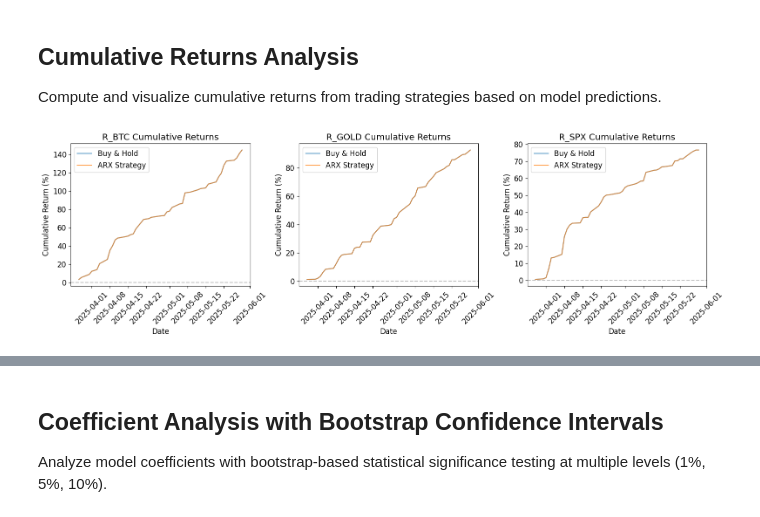
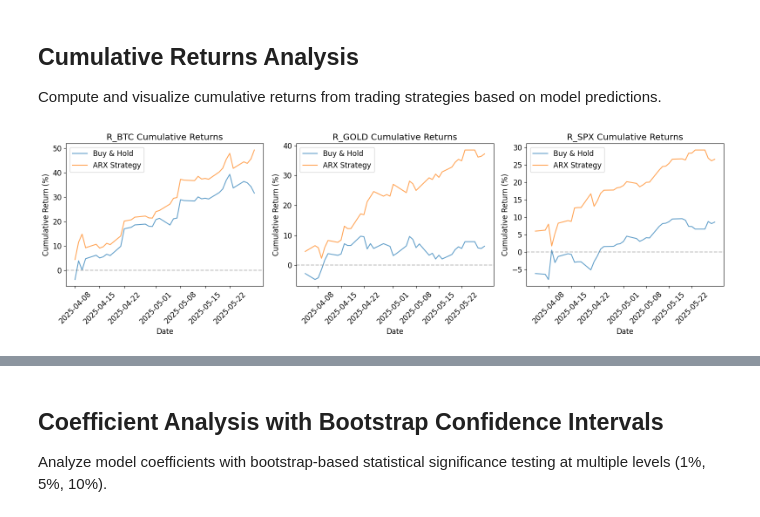
Before and after one commit to isom-ds/youtube-emotion-financial-modelling, a Jupyter notebook: 410_fm_baseline_arx.ipynb, the cells around one changed output, grey strips where cells are left out. Cells and saved outputs as stored; diff of their text form; code cells hidden in the pictures.

```diff
--- a/410_fm_baseline_arx.ipynb
+++ b/410_fm_baseline_arx.ipynb
@@ -404,55 +404,106 @@ OUT-OF-SAMPLE METRICS SUMMARY
 
 Compute and visualize cumulative returns from trading strategies based on model predictions.
 # %%
-# Compute cumulative returns for each asset
+# Compute momentum-based trading strategy with volatility scaling
+from modules.finance.evaluation.trading_metrics import (
+    generate_volatility_scaled_positions,
+    compute_trading_metrics
+)
+
 cumulative_returns = {}
+trading_metrics_all = {}
 
 fig, axes = plt.subplots(1, 3, figsize=(16, 5))
 
 for idx, target in enumerate(TARGET_COLS):
     preds_df = oos_predictions[target]
 
-    # Trading signal: long if predicted return > 0, else short
-    signals = np.sign(preds_df['y_pred'].values)
-    actual_returns = preds_df['y_true'].values
+    # Get asset name
+    asset = target.replace('r_', '')
 
-    # Strategy returns
-    strategy_returns = signals * actual_returns
+    # Get momentum signal (5-day primary) and convert to ±1
+    momentum_col = f'momentum_5d_{asset}'
+    if momentum_col not in df_clean.columns:
+        print(f"Warning: {momentum_col} not found, using sign of predictions")
+        momentum_signal = np.sign(preds_df['y_pred'].values)
+    else:
+        # Align momentum with prediction dates and convert to directional signal
+        momentum_values = df_clean.loc[preds_df.index, momentum_col].values
+        momentum_signal = np.sign(momentum_values)  # Convert to ±1
+
+    # Get signed actual returns (MUST use signed column, not y_true which is absolute)
+    signed_col = f'r_{asset}_signed'
+    if signed_col in df_clean.columns:
+        actual_signed_returns = df_clean.loc[preds_df.index, signed_col].values
+    else:
+        # Fallback: convert absolute returns to signed using momentum
+        print(f"Warning: {signed_col} not found, reconstructing from absolute returns")
+        actual_signed_returns = preds_df['y_true'].values * momentum_signal
+
+    # Generate volatility-scaled positions
+    # y_pred contains predicted volatility (absolute returns), use for inverse vol weighting
+    predicted_volatility = preds_df['y_pred'].values
+    positions = generate_volatility_scaled_positions(
+        momentum_signals=momentum_signal,
+        predicted_volatility=predicted_volatility,
+        percentile_cap=95,
+        percentile_floor=5
+    )
+
+    # Strategy returns (position * actual signed return)
+    strategy_returns = positions * actual_signed_returns
 
     # Cumulative returns
-    cum_buy_hold = np.cumprod(1 + actual_returns) - 1
+    cum_buy_hold = np.cumprod(1 + actual_signed_returns) - 1
     cum_strategy = np.cumprod(1 + strategy_returns) - 1
 
     cumulative_returns[target] = {
         'dates': preds_df.index,
         'buy_hold': cum_buy_hold,
         'strategy': cum_strategy,
         'final_buy_hold': cum_buy_hold[-1],
         'final_strategy': cum_strategy[-1],
     }
+
+    # Compute trading metrics
+    trading_metrics = compute_trading_metrics(
+        strategy_returns=strategy_returns,
+        buy_hold_returns=actual_signed_returns
+    )
+    trading_metrics_all[target] = trading_metrics
 
     # Plot
     ax = axes[idx]
     ax.plot(preds_df.index, cum_buy_hold * 100, label='Buy & Hold', alpha=0.7)
     ax.plot(preds_df.index, cum_strategy * 100, label='ARX Strategy', alpha=0.7)
     ax.axhline(y=0, color='gray', linestyle='--', alpha=0.5)
     ax.set_title(f'{target.upper()} Cumulative Returns')
     ax.set_xlabel('Date')
     ax.set_ylabel('Cumulative Return (%)')
     ax.legend(loc='best')
     ax.tick_params(axis='x', rotation=45)
 
 plt.tight_layout()
 plt.savefig(OUTPUT_DIR / 'arx_baseline_cumulative_returns.png', dpi=150, bbox_inches='tight')
 plt.show()
 
 # Summary
 print("\nCumulative Returns Summary:")
 for target, data in cumulative_returns.items():
     print(f"  {target}:")
     print(f"    Buy & Hold: {data['final_buy_hold']*100:.2f}%")
-    print(f"    ARX Strategy: {data['final_strategy']*100:.2f}%")
+    print(f"    Strategy:   {data['final_strategy']*100:.2f}%")
+
+print("\nTrading Metrics Summary:")
+for target, metrics in trading_metrics_all.items():
+    print(f"\n{target.upper()}:")
+    print(f"  Sharpe Ratio:     {metrics['sharpe_ratio']:.3f}")
+    print(f"  Sortino Ratio:    {metrics['sortino_ratio']:.3f}")
+    print(f"  Calmar Ratio:     {metrics['calmar_ratio']:.3f}")
+    print(f"  Max Drawdown:     {metrics['max_drawdown']*100:.2f}%")
+    print(f"  Win Rate:         {metrics['win_rate']*100:.1f}%")
+    print(f"  Profit Factor:    {metrics['profit_factor']:.2f}")
 # %% [output]
-[figure, old version]
+[figure, new version]
 Cumulative Returns Summary:
   r_btc:
```
Also changed, not shown: parts of 10 cells of this notebook, 48 other files.
